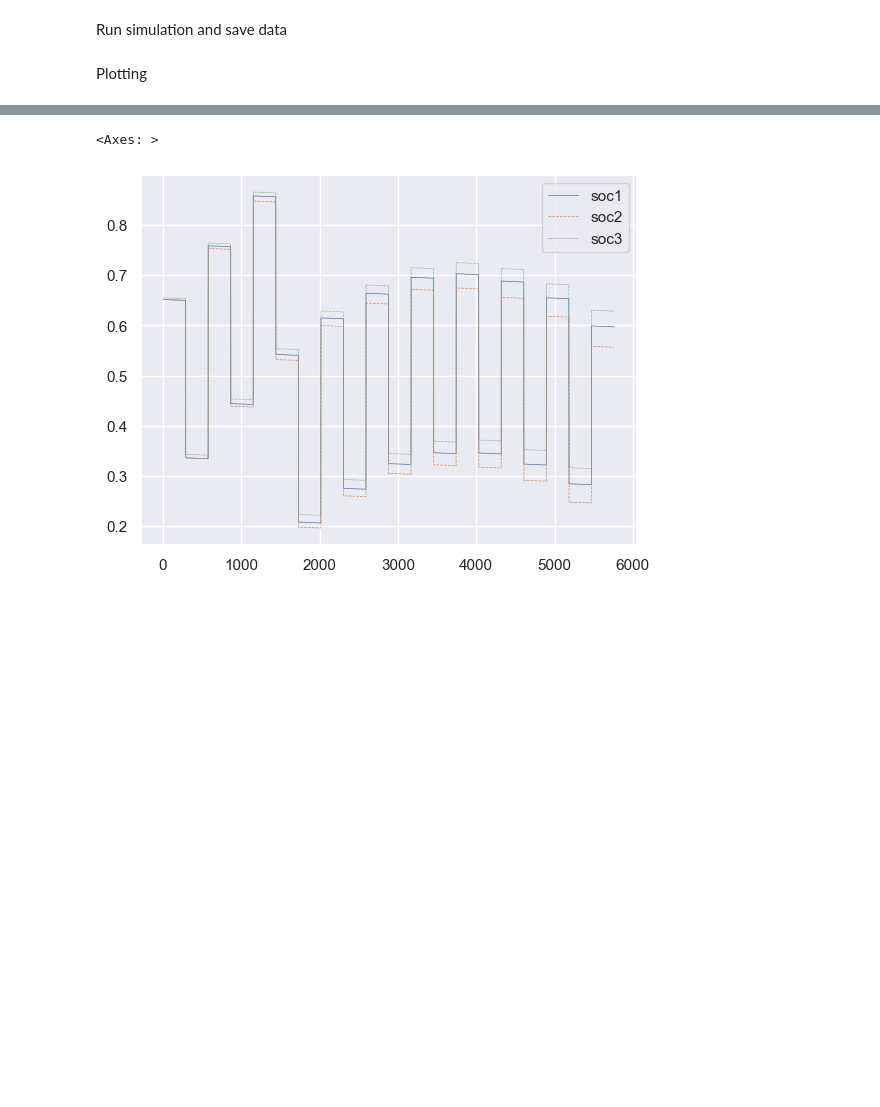
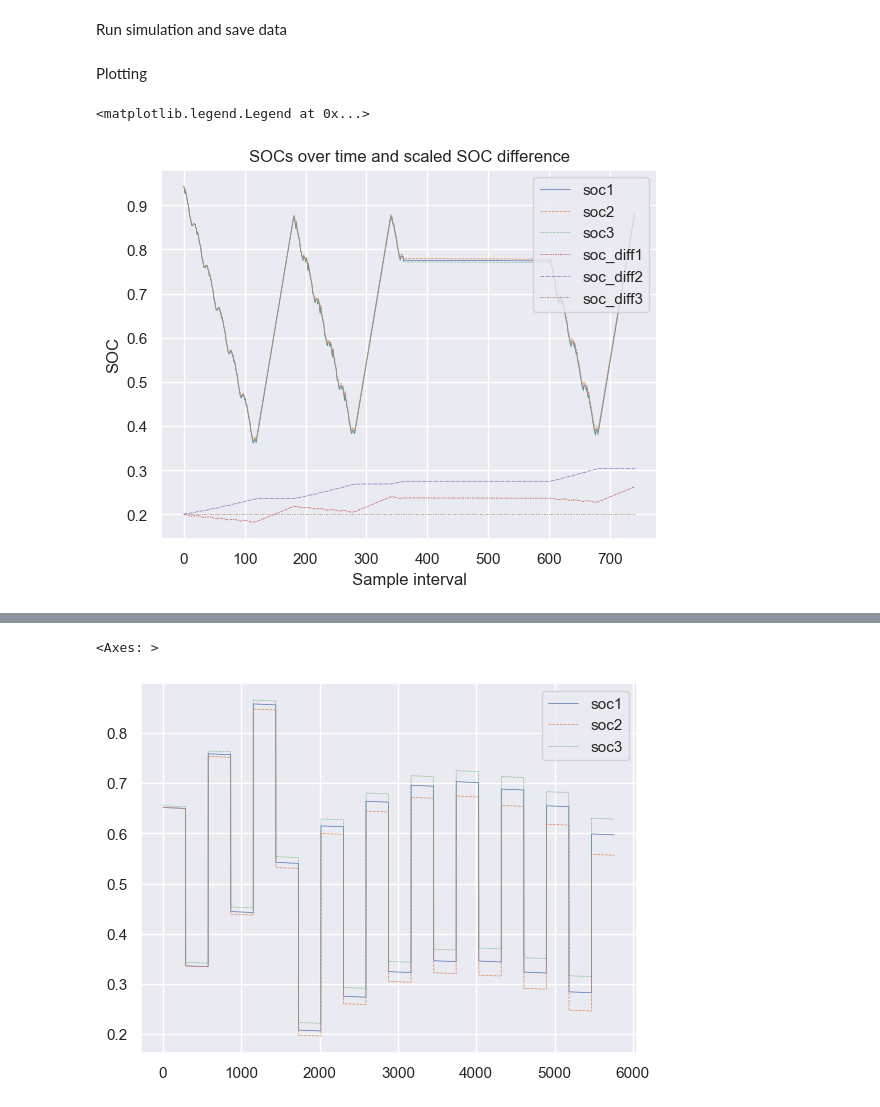
Before and after one commit to giomazzolo/rl_balancing, a Jupyter notebook: cell_simulation/interface.ipynb, the cells around one changed output, grey strips where cells are left out. Saved outputs shown, nothing was run; the diff lists cells and outputs as text; code cells hidden in the pictures; blank space fills up the shorter version.

```diff
--- a/cell_simulation/interface.ipynb
+++ b/cell_simulation/interface.ipynb
@@ -10,18 +10,22 @@ Run simulation and save data
 # %%
 import SimCellPack as scp
 
-cellModel = scp.SimCellPack(cellModel="P14", numCells = 3, simCycles = 6, seed = 1, profile = "nycc", balancing = "passive", getSOCsWhen = "all", sampleFactor = 30, utilization = [2,2])
+cellModel = scp.SimCellPack(cellModel="P14", numCells = 3, simCycles = 3, seed = 1, \
+                            profile = "us06", balancing = "active", getSOCsWhen = "all", \
+                                sampleFactor = 30, utilization = [2,2])
 
 cellModel.startSim()
 
 feedback = [int(cellModel.balancing=="active")]*cellModel.numCells
-data = []
+data_soc = []
+data_cumulpwr = []
 
 code = 1
 # Code coding: 0 - simulation waiting, 1 - discharging, 2 - charging, 3 - resting, >= 4 - unassingned
 while code > 0:
     code, state = cellModel.getSimStep()
-    data.append(state)
+    data_soc.append(state[0:cellModel.numCells])
+    data_cumulpwr.append(state[cellModel.numCells:])
 
     if code > 0:
         cellModel.sendSimFeedback(feedback)
@@ -29,15 +33,54 @@ while code > 0:
 # cellModel.resetSim()
 
 # code = 1
-# while code == 1:
+# while code > 0:
 #     code, state = cellModel.getSimStep()
 #     data.append(state)
-#     if code == 1:
+
+#     if code > 0:
 #         cellModel.sendSimFeedback(feedback)
 
 cellModel.stopSim()
 # %% [markdown]
 Plotting
+# %%
+import seaborn as sns
+import pandas as pd
+import matplotlib.pyplot as plt
+
+
+d = data_soc[:]
+
+data_dict = {}
+
+minSocIndex = 0
+minVal = 1
+
+for i in range(len(d[0])):
+    soc = [item[i] for item in d]
+    if min(soc) < minVal:
+        minVal = min(soc)
+        minSocIndex = i
+    data_dict['soc'+str(i+1)] = soc
+
+minSocIndex = 2
+
+for i in range(len(d[0])):
+    socdff = [(item[i]-item[minSocIndex])*10+0.2 for item in d]
+    data_dict['soc_diff'+str(i+1)] = socdff
+
+
+df = pd.DataFrame(data_dict)
+
+sns.set_theme()
+g = sns.lineplot(data=df, linewidth = 0.5)
+g.set_title("SOCs over time and scaled SOC difference")
+g.set_xlabel("Sample interval")
+g.set_ylabel("SOC")
+plt.legend(loc="upper right")
+# %% [output]
+<matplotlib.legend.Legend at 0x...>
+[figure, added]
 # %%
 import seaborn as sns
 import pandas as pd
```
Also changed, not shown: parts of 2 cells of this notebook, 4 other files.
